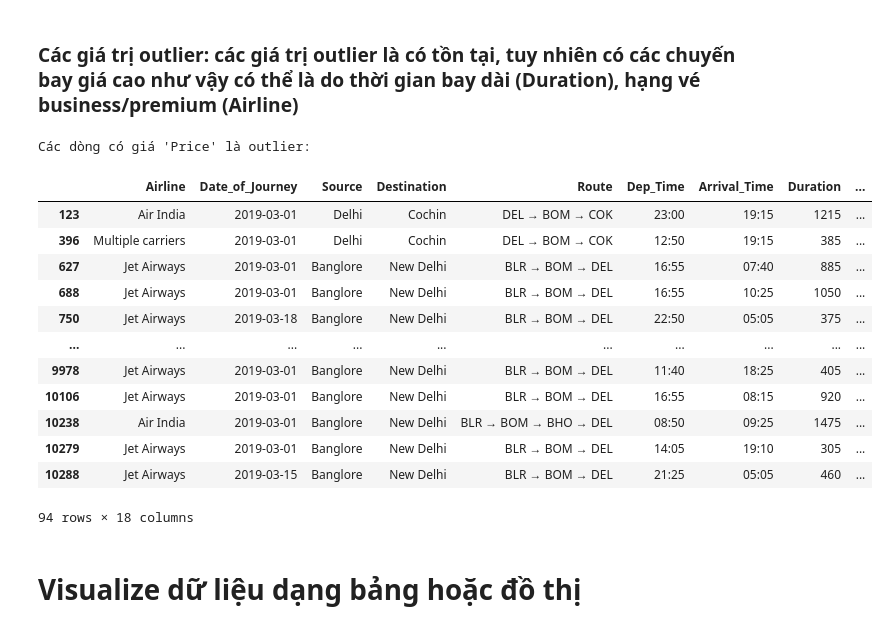
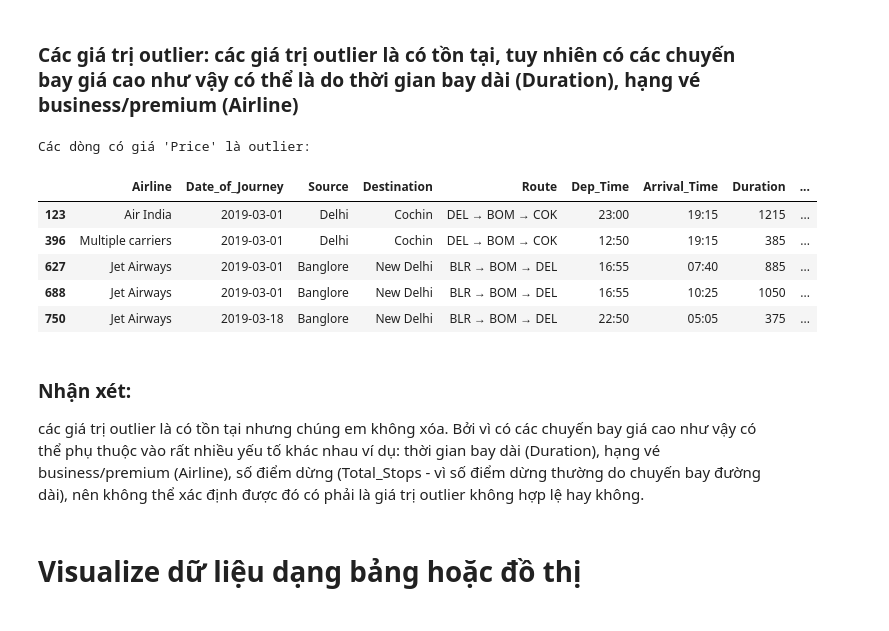
Before and after one commit to Vanniee007/ADA-Final-Project-20CQ.PTDL.05, a Jupyter notebook: FinalProject.ipynb, the cells around one changed output. Cells and saved outputs as stored; diff of their text form; code cells hidden in the pictures.

```diff
--- a/FinalProject.ipynb
+++ b/FinalProject.ipynb
@@ -431,34 +394,30 @@ plt.show()
 # %%
 # Xác định giá trị Q1, Q3 và IQR
 Q1 = merged_data['Price'].quantile(0.25)
 Q3 = merged_data['Price'].quantile(0.75)
 IQR = Q3 - Q1
 
 # Xác định ngưỡng cho outlier
 lower_bound = Q1 - 1.5 * IQR
 upper_bound = Q3 + 1.5 * IQR
 
 # Lọc ra các dòng có giá trị 'Price' là outlier
 outliers = merged_data[(merged_data['Price'] < lower_bound) | (merged_data['Price'] > upper_bound)]
 
 # Hiển thị các dòng có giá 'Price' là outlier
 print("Các dòng có giá 'Price' là outlier:")
-outliers
+outliers.head(5)
 # %% [output]
 Các dòng có giá 'Price' là outlier:
 |  | Airline | Date_of_Journey | Source | Destination | Route | Dep_Time | Arrival_Time | Duration | ... |
 | 123 | Air India | 2019-03-01 | Delhi | Cochin | DEL → BOM → COK | 23:00 | 19:15 | 1215 | ... |
 | 396 | Multiple carriers | 2019-03-01 | Delhi | Cochin | DEL → BOM → COK | 12:50 | 19:15 | 385 | ... |
 | 627 | Jet Airways | 2019-03-01 | Banglore | New Delhi | BLR → BOM → DEL | 16:55 | 07:40 | 885 | ... |
 | 688 | Jet Airways | 2019-03-01 | Banglore | New Delhi | BLR → BOM → DEL | 16:55 | 10:25 | 1050 | ... |
 | 750 | Jet Airways | 2019-03-18 | Banglore | New Delhi | BLR → BOM → DEL | 22:50 | 05:05 | 375 | ... |
-| ... | ... | ... | ... | ... | ... | ... | ... | ... | ... |
-| 9978 | Jet Airways | 2019-03-01 | Banglore | New Delhi | BLR → BOM → DEL | 11:40 | 18:25 | 405 | ... |
-| 10106 | Jet Airways | 2019-03-01 | Banglore | New Delhi | BLR → BOM → DEL | 16:55 | 08:15 | 920 | ... |
-| 10238 | Air India | 2019-03-01 | Banglore | New Delhi | BLR → BOM → BHO → DEL | 08:50 | 09:25 | 1475 | ... |
-| 10279 | Jet Airways | 2019-03-01 | Banglore | New Delhi | BLR → BOM → DEL | 14:05 | 19:10 | 305 | ... |
-| 10288 | Jet Airways | 2019-03-15 | Banglore | New Delhi | BLR → BOM → DEL | 21:25 | 05:05 | 460 | ... |
-94 rows × 18 columns
+# %% [markdown]
+### **Nhận xét:**
+các giá trị outlier là có tồn tại nhưng chúng em không xóa. Bởi vì có các chuyến bay giá cao như vậy có thể phụ thuộc vào rất nhiều yếu tố khác nhau ví dụ: thời gian bay dài (Duration), hạng vé business/premium (Airline), số điểm dừng (Total_Stops - vì số điểm dừng thường do chuyến bay đường dài), nên không thể xác định được đó có phải là giá trị outlier không hợp lệ hay không.
 # %% [markdown]
 # **Visualize dữ liệu dạng bảng hoặc đồ thị**
 # %% [markdown]
```
Also changed, not shown: parts of 11 cells of this notebook.
